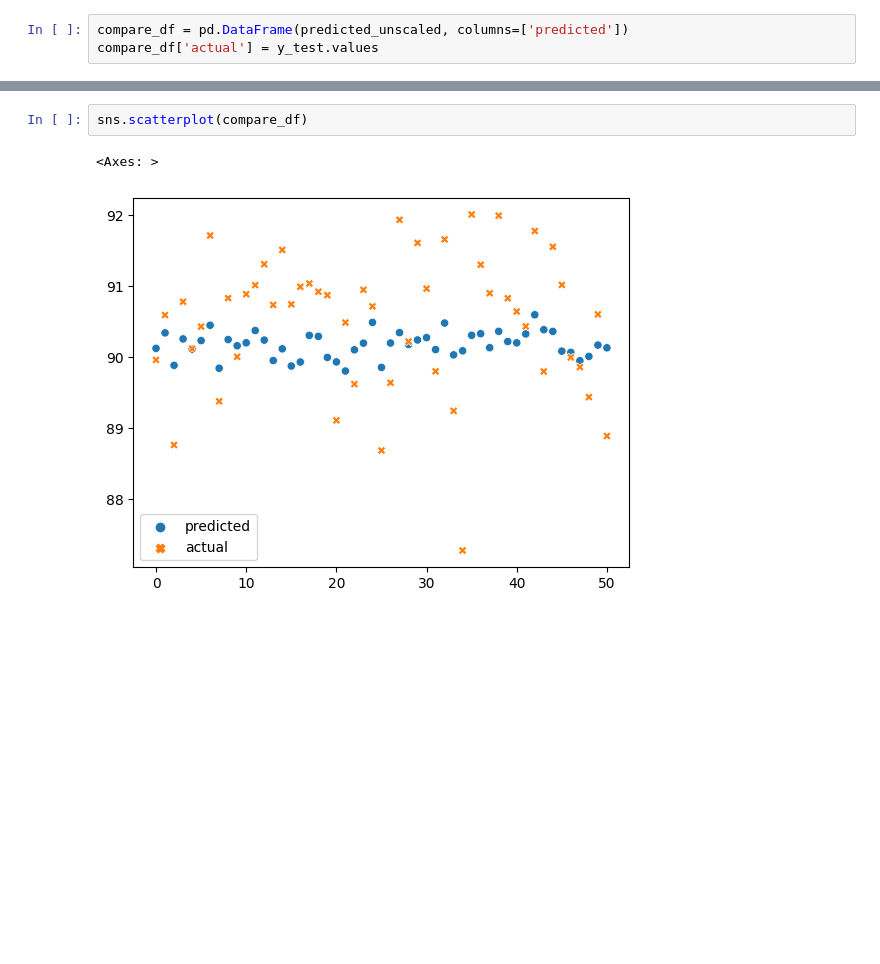
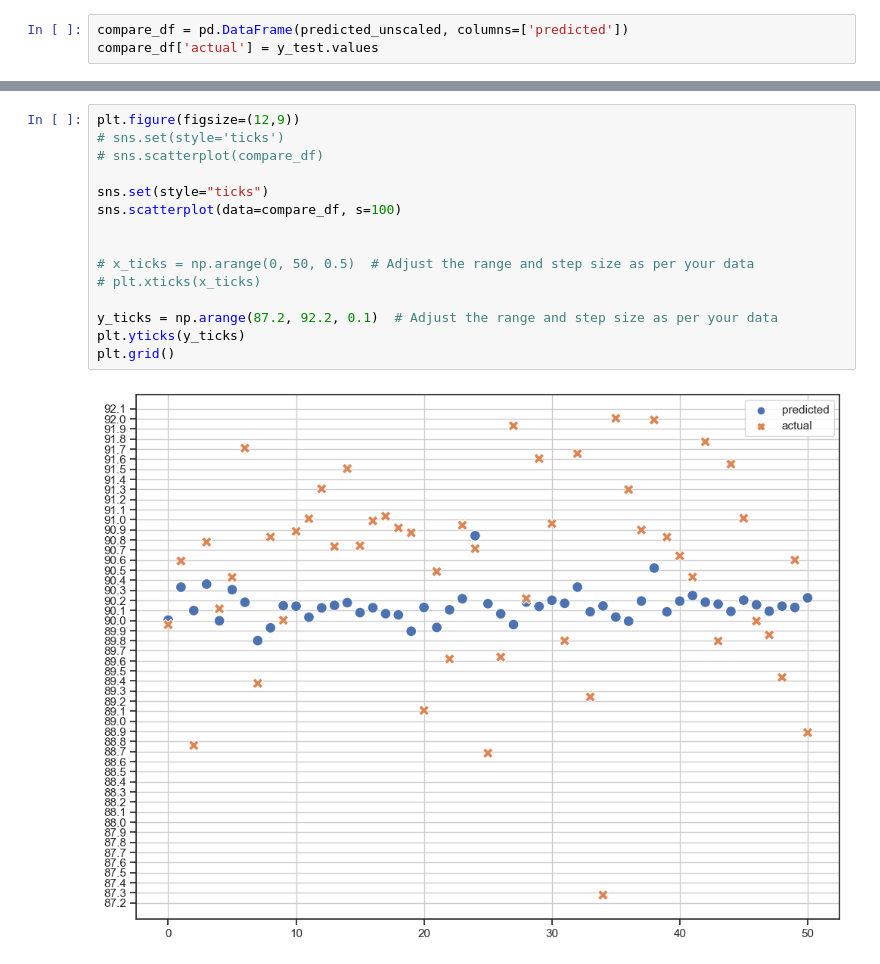
Before and after one commit to andrews-tang/Predicting-the-Recovery-Rate-of-Metal-Ore, a Jupyter notebook: using_neural_net.ipynb, the cells around one changed output, grey strips where cells are left out. Drawn from its saved outputs; the diff is of its cells as text; blank space fills up the shorter version.

```diff
--- a/using_neural_net.ipynb
+++ b/using_neural_net.ipynb
@@ -130,5 +130,17 @@ compare_df.head(10)
-# %%
-sns.scatterplot(compare_df)
-# %% [output]
-<Axes: >
-[figure, removed]
+# %%
+plt.figure(figsize=(12,9))
+# sns.set(style='ticks')
+# sns.scatterplot(compare_df)
+
+sns.set(style="ticks")
+sns.scatterplot(data=compare_df, s=100)
+
+
+# x_ticks = np.arange(0, 50, 0.5)  # Adjust the range and step size as per your data
+# plt.xticks(x_ticks)
+
+y_ticks = np.arange(87.2, 92.2, 0.1)  # Adjust the range and step size as per your data
+plt.yticks(y_ticks)
+plt.grid()
+# %% [output]
+[figure, added]
```
Also changed, not shown: parts of 2 cells of this notebook.
